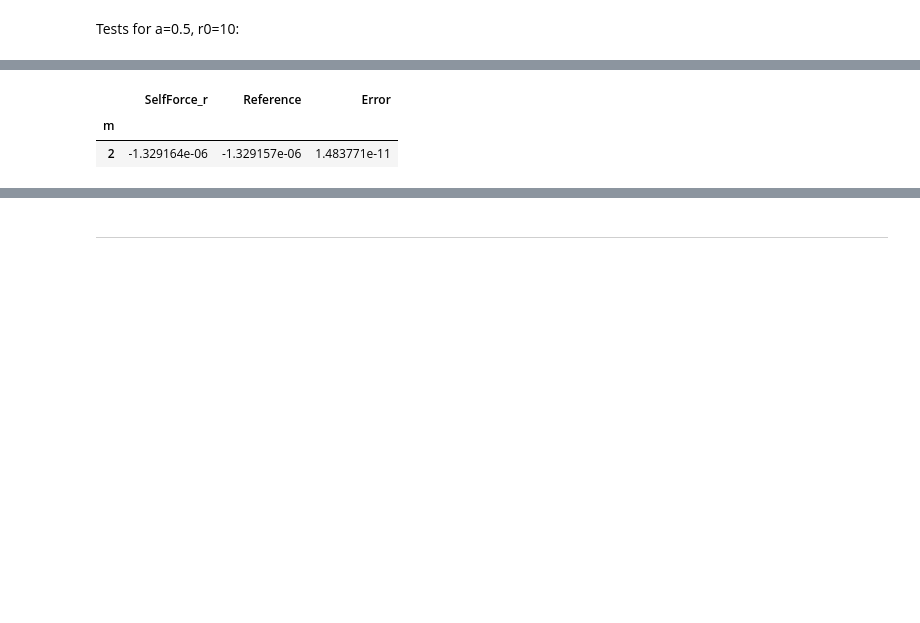
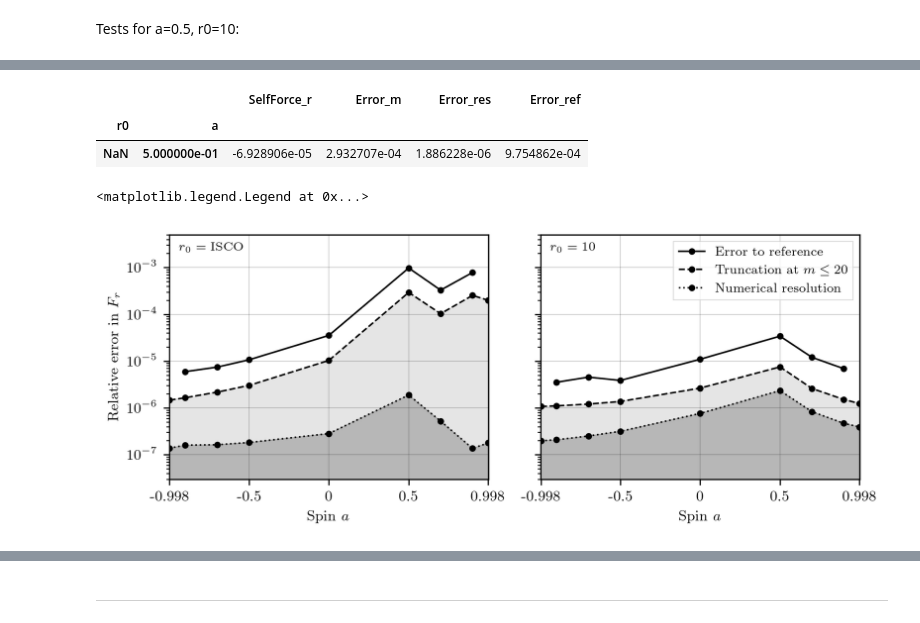
Before and after one commit to nilsvu/spectre, a Jupyter notebook: support/Pipelines/SelfForce/Scalar/plots.ipynb, the cells around one changed output, grey strips where cells are left out. Drawn from its saved outputs; the diff is of its cells as text; code cells hidden in the pictures; blank space fills up the shorter version.

```diff
--- a/support/Pipelines/SelfForce/Scalar/plots.ipynb
+++ b/support/Pipelines/SelfForce/Scalar/plots.ipynb
@@ -60,0 +46,6 @@ import scipy.special
+# %%
+a = 0.5
+r_0 = r_isco(a=a)
+# r_0 = 10
+r_p = r_plus(a=a)
+r_0, r_p, (r_0 - r_p) * 0.5
@@ -76 +149,14 @@ def get_data(file_path):
+# %%
+def ssf_stats(df, r0, a, isco):
+    idx = (None if isco else r0, a)
+    renorm_sum = sum_Fr4(r0=r0, a=a, m_max=len(df) - 1)
+    ssf_sum_m = df["SelfForce_r"].sum() + renorm_sum
+    ssf_sum_m_skip_1 = df["SelfForce_r"].iloc[:-1].sum() + sum_Fr4(r0=r0, a=a, m_max=len(df) - 2)
+    ssf_sum_skip_hires = df["SelfForce_r_lo"].sum() + renorm_sum
+    return (
+        ssf_sum_m,
+        np.abs(ssf_sum_m - ssf_sum_m_skip_1) / np.abs(ssf_sum_m),
+        np.abs(ssf_sum_m - ssf_sum_skip_hires) / np.abs(ssf_sum_m),
+        np.abs(ssf_sum_m - ssf_ref.loc[idx, "SelfForce_r"]) / np.abs(ssf_sum_m) if idx in ssf_ref.index else np.nan,
+    )
 # %%
@@ -165,6 +282,40 @@ Text(0, 0.5, 'Absolute error $|F_r^m - F_{r,\\mathrm{ref}}^m|$')
+# %%
+ssf_spin
+# %% [output]
+|  |  | SelfForce_r | Error_m | Error_res | Error_ref |
+| r0 | a |  |  |  |  |
+| NaN | 5.000000e-01 | -6.928906e-05 | 2.932707e-04 | 1.886228e-06 | 9.754862e-04 |
+# %%
+fig, axes = plt.subplots(nrows=1, ncols=2, figsize=(3.4 * 2, 3.4 * 0.8), sharey=True)
+for i, r0 in enumerate([None, 10]):
+    df = ssf_spin.loc[r0]
+    plt.sca(axes[i])
+    # Error to reference
+    plt.semilogy(df.index, df["Error_ref"], marker=".", label="Error to reference", color="black", ls="-", zorder=5)
+    # Error to next m-mode
+    plt.semilogy(df.index, df["Error_m"], marker=".", label=r"Truncation at $m \leq 20$", color="black", ls="dashed", zorder=10)
+    plt.fill_between(df.index, df["Error_m"], zorder=10, alpha=0.1, color="black")
+    # Resolution error
+    plt.semilogy(df.index, df["Error_res"], marker=".", label="Numerical resolution", color="black", zorder=20, ls="dotted")
+    plt.fill_between(df.index, df["Error_res"], zorder=20, alpha=0.2, color="black")
+    plt.annotate(
+        f"$r_0 = {r0 or '\mathrm{ISCO}'}$",
+        (0.03, 0.97),
+        xycoords="axes fraction",
+        ha="left",
+        va="top",
+        fontsize="small",
+    )
+    plt.xlabel("Spin $a$")
+    plt.xlim(-1, 1)
+    plt.xticks([-0.998, -0.5, 0.0, 0.5, 0.998], labels=["-0.998", "-0.5", "0", "0.5", "0.998"])
+    plt.ylim(3e-8, 5e-3)
+    plt.grid()
+axes[0].set_ylabel("Relative error in $F_r$")
+plt.legend()
+# plt.savefig("ssf_error_budget.pdf")
+# %% [output]
+<matplotlib.legend.Legend at 0x...>
+[figure, added]
 # %%
-ssf
+ssf[["SelfForce_r"]].to_csv("ssf_isco_a0.5.csv")
-# %% [output]
-|  | SelfForce_r | Reference | Error |
-| m |  |  |  |
-| 2 | -1.329164e-06 | -1.329157e-06 | 1.483771e-11 |
```
Also changed, not shown: parts of 17 cells of this notebook, 6 other files.
